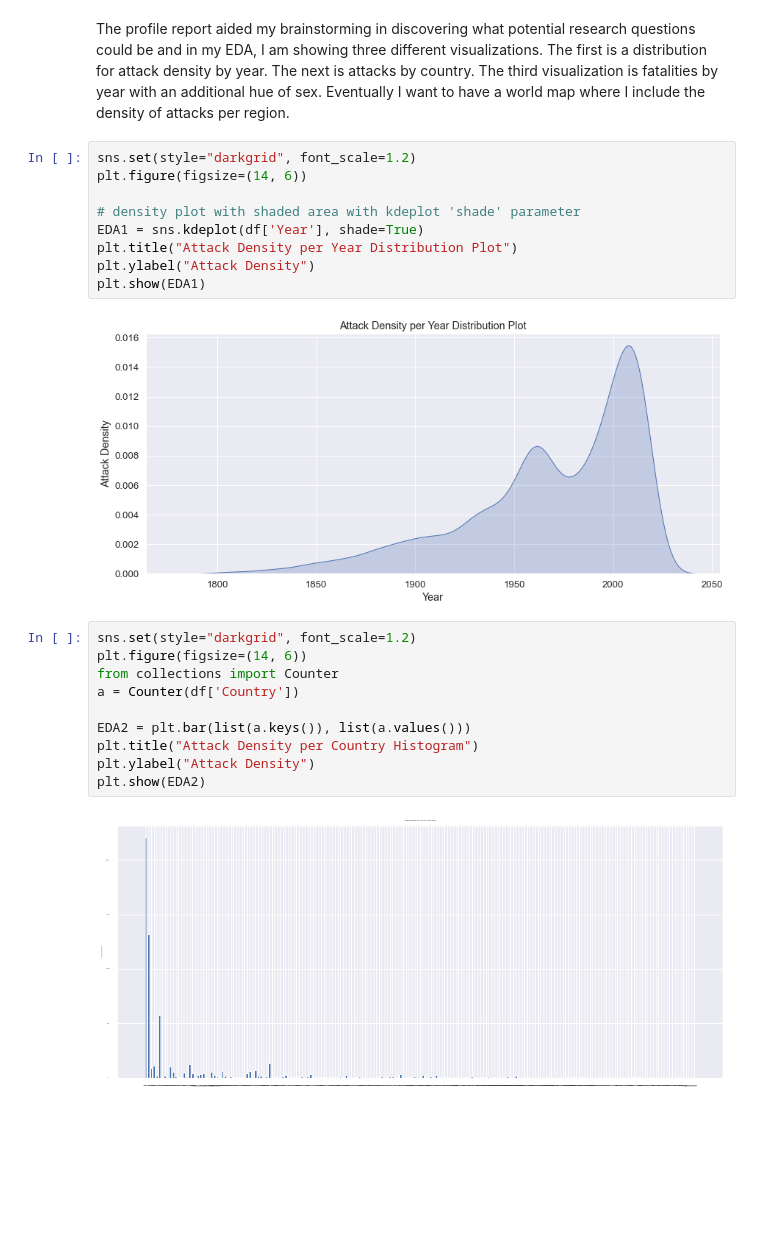
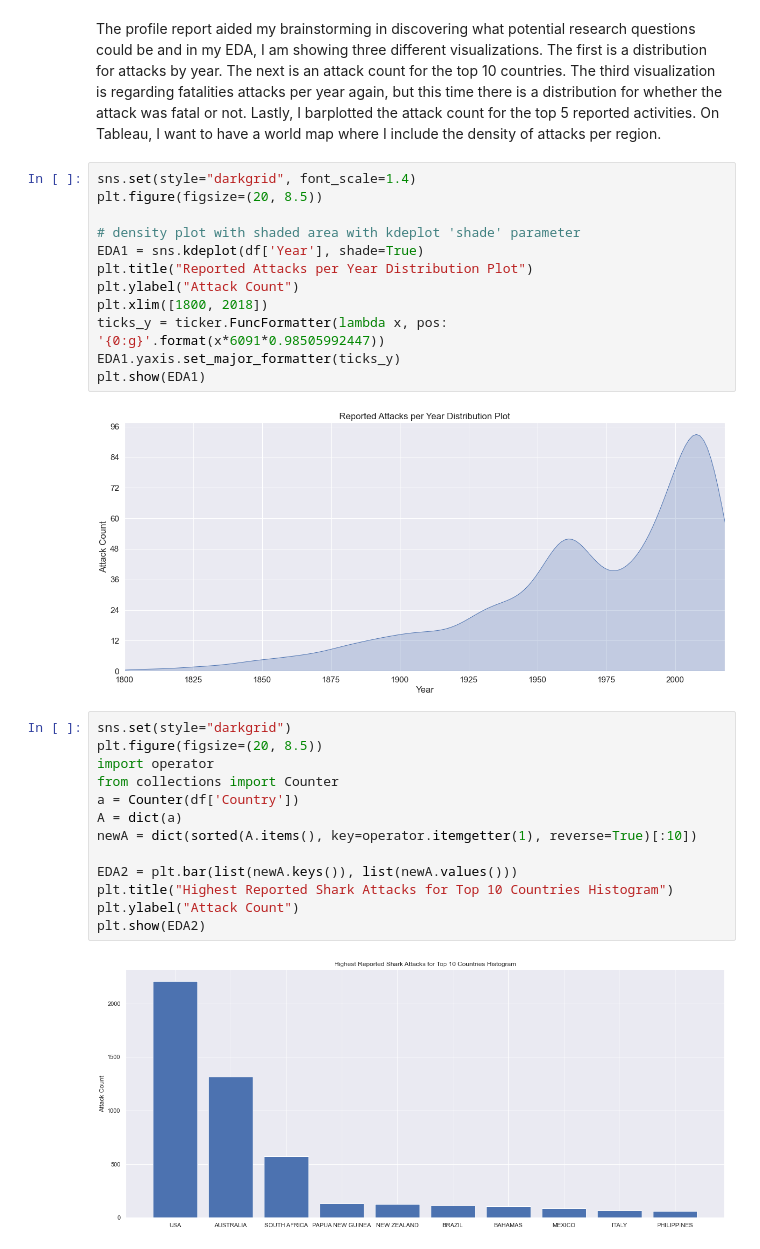
Before and after one commit to data301-2021-summer2/project-group33, a Jupyter notebook: analysis/ThomasDietrich/Milestone2.ipynb, the cells around one changed output. Drawn from its saved outputs; the diff is of its cells as text; blank space fills up the shorter version.

```diff
--- a/analysis/ThomasDietrich/Milestone2.ipynb
+++ b/analysis/ThomasDietrich/Milestone2.ipynb
@@ -64,28 +39,34 @@ ProfileReport(df).to_notebook_iframe()
 # %% [output]
 [interactive output not drawn]
 # %% [markdown]
-The profile report aided my brainstorming in discovering what potential research questions could be and in my EDA, I am showing three different visualizations. The first is a distribution for attack density by year. The next is attacks by country. The third visualization is fatalities by year with an additional hue of sex. Eventually I want to have a world map where I include the density of attacks per region.
+The profile report aided my brainstorming in discovering what potential research questions could be and in my EDA, I am showing three different visualizations. The first is a distribution for attacks by year. The next is an attack count for the top 10 countries. The third visualization is regarding fatalities attacks per year again, but this time there is a distribution for whether the attack was fatal or not. Lastly, I barplotted the attack count for the top 5 reported activities. On Tableau, I want to have a world map where I include the density of attacks per region.
 # %%
-sns.set(style="darkgrid", font_scale=1.2)
-plt.figure(figsize=(14, 6))
+sns.set(style="darkgrid", font_scale=1.4)
+plt.figure(figsize=(20, 8.5))
 
 # density plot with shaded area with kdeplot 'shade' parameter
 EDA1 = sns.kdeplot(df['Year'], shade=True)
-plt.title("Attack Density per Year Distribution Plot")
-plt.ylabel("Attack Density")
+plt.title("Reported Attacks per Year Distribution Plot")
+plt.ylabel("Attack Count")
+plt.xlim([1800, 2018])
+ticks_y = ticker.FuncFormatter(lambda x, pos: '{0:g}'.format(x*6091*0.98505992447))
+EDA1.yaxis.set_major_formatter(ticks_y)
 plt.show(EDA1)
 # %% [output]
-[figure, old version]
+[figure, new version]
 # %%
-sns.set(style="darkgrid", font_scale=1.2)
-plt.figure(figsize=(14, 6))
+sns.set(style="darkgrid")
+plt.figure(figsize=(20, 8.5))
+import operator
 from collections import Counter
 a = Counter(df['Country'])
+A = dict(a)
+newA = dict(sorted(A.items(), key=operator.itemgetter(1), reverse=True)[:10])
 
-EDA2 = plt.bar(list(a.keys()), list(a.values()))
-plt.title("Attack Density per Country Histogram")
-plt.ylabel("Attack Density")
+EDA2 = plt.bar(list(newA.keys()), list(newA.values()))
+plt.title("Highest Reported Shark Attacks for Top 10 Countries Histogram")
+plt.ylabel("Attack Count")
 plt.show(EDA2)
 # %% [output]
-[figure, old version]
+[figure, new version]
 # %%
```
Also changed, not shown: parts of 17 cells of this notebook, 2 other files.
